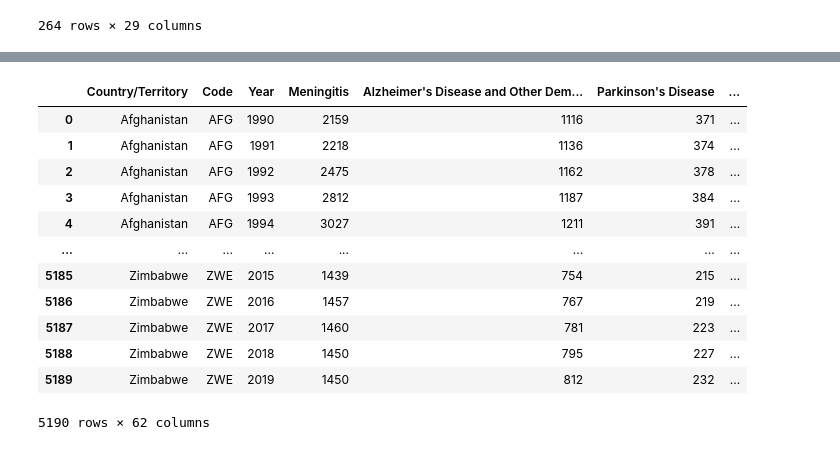
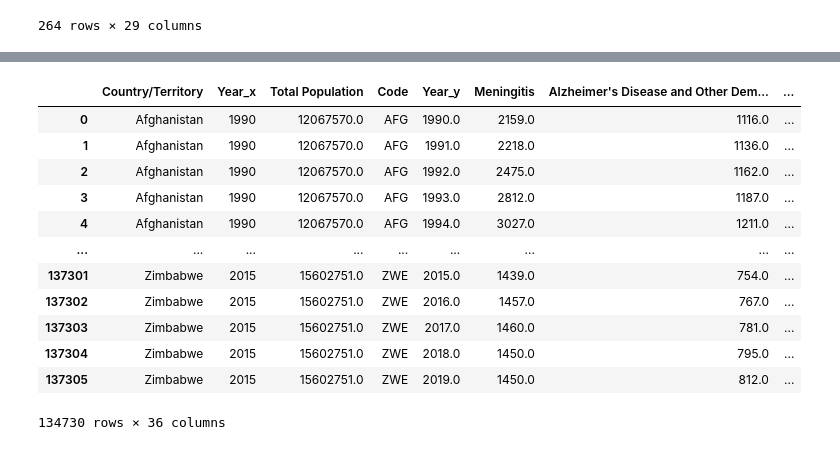
Before and after one commit to apanthari/project_1_group, a Jupyter notebook: Population Vs Death Rates.ipynb, the cells around one changed output, grey strips where cells are left out. Drawn from its saved outputs; the diff is of its cells as text; code cells hidden in the pictures.

```diff
--- a/Population Vs Death Rates.ipynb
+++ b/Population Vs Death Rates.ipynb
@@ -71,3 +71,10 @@ population_total
 | 262 | Zambia | ZMB | Population, total | 8143142.0 | 8361381.0 | 8576987.0 | 8794061.0 | 9018229.0 | 9253527.0 | ... |
 | 263 | Zimbabwe | ZWE | Population, total | 10484771.0 | 10763036.0 | 11019717.0 | 11256512.0 | 11476807.0 | 11683136.0 | ... |
 264 rows × 29 columns
+# %%
+# Convert to long format
+year = list(population_total.columns)[3:]
+years = pd.melt(population_total, id_vars=["Country/Territory"], value_vars=year, value_name='Total Population',
+                var_name='Year')
+complete = years.sort_values(by=['Country/Territory', 'Year'])
+complete
@@ -74,17 +95,20 @@ population_total
 # %%
-merge_data = pd.merge(cause_of_death_csv, population_total, on=['Country/Territory'])
+# Merge data of csv file
+merge_data = pd.merge(complete, cause_of_death_csv, on=["Country/Territory"], how="left")
 merge_data
+df = merge_data.dropna()
+df
 # %% [output]
-|  | Country/Territory | Code | Year | Meningitis | Alzheimer's Disease and Other Dem... | Parkinson's Disease | ... |
-| 0 | Afghanistan | AFG | 1990 | 2159 | 1116 | 371 | ... |
-| 1 | Afghanistan | AFG | 1991 | 2218 | 1136 | 374 | ... |
-| 2 | Afghanistan | AFG | 1992 | 2475 | 1162 | 378 | ... |
-| 3 | Afghanistan | AFG | 1993 | 2812 | 1187 | 384 | ... |
-| 4 | Afghanistan | AFG | 1994 | 3027 | 1211 | 391 | ... |
-| ... | ... | ... | ... | ... | ... | ... | ... |
-| 5185 | Zimbabwe | ZWE | 2015 | 1439 | 754 | 215 | ... |
-| 5186 | Zimbabwe | ZWE | 2016 | 1457 | 767 | 219 | ... |
-| 5187 | Zimbabwe | ZWE | 2017 | 1460 | 781 | 223 | ... |
-| 5188 | Zimbabwe | ZWE | 2018 | 1450 | 795 | 227 | ... |
-| 5189 | Zimbabwe | ZWE | 2019 | 1450 | 812 | 232 | ... |
+|  | Country/Territory | Year_x | Total Population | Code | Year_y | Meningitis | Alzheimer's Disease and Other Dem... | ... |
+| 0 | Afghanistan | 1990 | 12067570.0 | AFG | 1990.0 | 2159.0 | 1116.0 | ... |
+| 1 | Afghanistan | 1990 | 12067570.0 | AFG | 1991.0 | 2218.0 | 1136.0 | ... |
+| 2 | Afghanistan | 1990 | 12067570.0 | AFG | 1992.0 | 2475.0 | 1162.0 | ... |
+| 3 | Afghanistan | 1990 | 12067570.0 | AFG | 1993.0 | 2812.0 | 1187.0 | ... |
+| 4 | Afghanistan | 1990 | 12067570.0 | AFG | 1994.0 | 3027.0 | 1211.0 | ... |
+| ... | ... | ... | ... | ... | ... | ... | ... | ... |
+| 137301 | Zimbabwe | 2015 | 15602751.0 | ZWE | 2015.0 | 1439.0 | 754.0 | ... |
+| 137302 | Zimbabwe | 2015 | 15602751.0 | ZWE | 2016.0 | 1457.0 | 767.0 | ... |
+| 137303 | Zimbabwe | 2015 | 15602751.0 | ZWE | 2017.0 | 1460.0 | 781.0 | ... |
+| 137304 | Zimbabwe | 2015 | 15602751.0 | ZWE | 2018.0 | 1450.0 | 795.0 | ... |
+| 137305 | Zimbabwe | 2015 | 15602751.0 | ZWE | 2019.0 | 1450.0 | 812.0 | ... |
-5190 rows × 62 columns
+134730 rows × 36 columns
```
Also changed, not shown: parts of 5 cells of this notebook.
